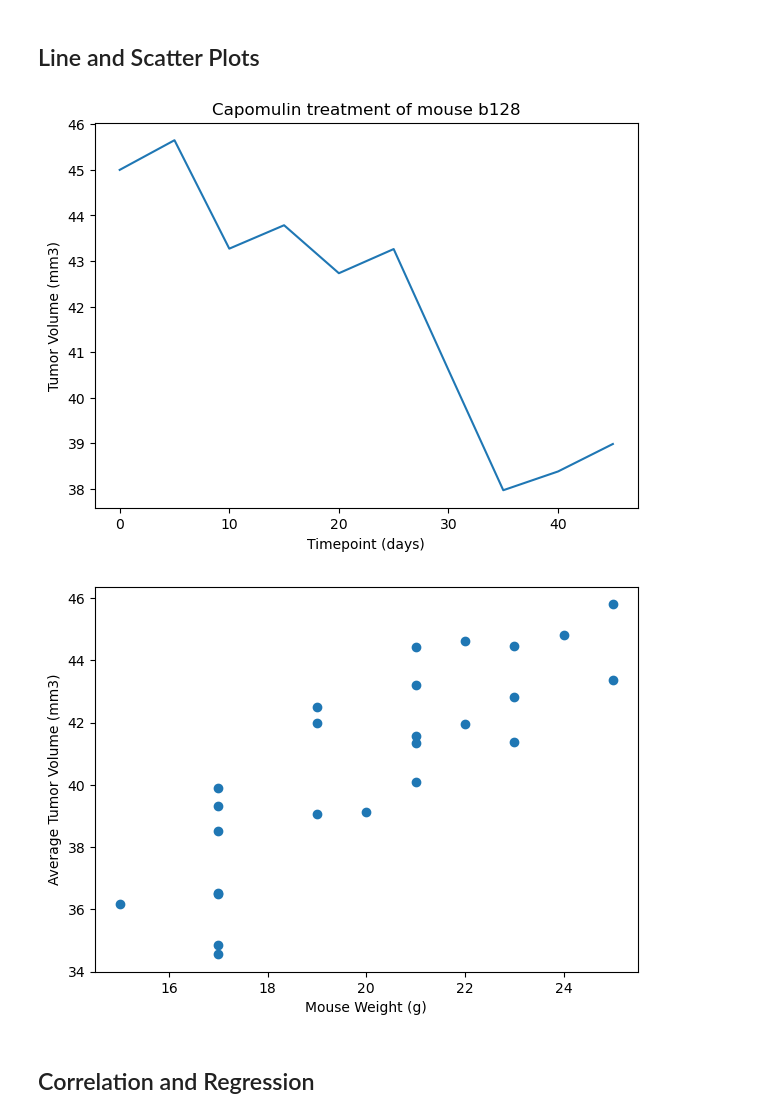
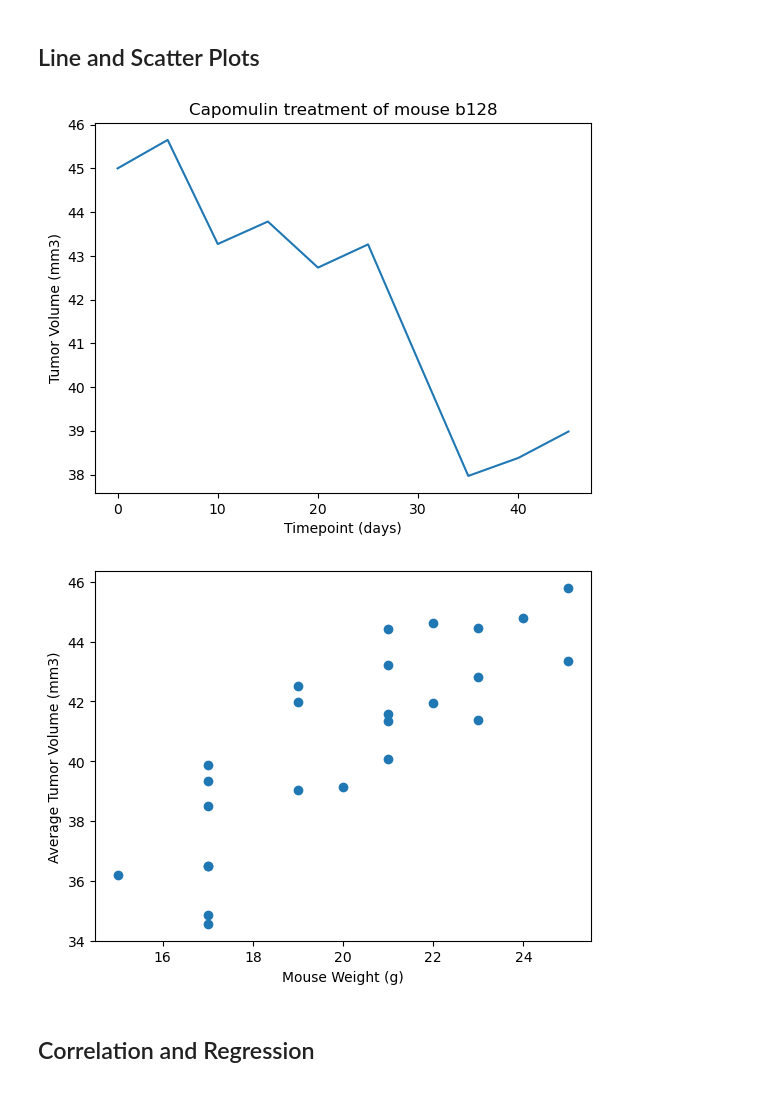
Before and after one commit to stephaniepatriciaans/Data-Visualization, a Jupyter notebook: Pymaceuticals/pymaceuticals_starters1.ipynb, the cells around one changed output. Saved outputs shown, nothing was run; the diff lists cells and outputs as text; code cells hidden in the pictures.

```diff
--- a/Pymaceuticals/pymaceuticals_starters1.ipynb
+++ b/Pymaceuticals/pymaceuticals_starters1.ipynb
@@ -265,30 +281,28 @@ plt.show()
 # %%
 # Generate a line plot of tumor volume vs. time point for a single mouse treated with Capomulin
 mouse_id = "b128"
 drug_regimen = "Capomulin"
-mouse_data = combined_data[(combined_data["Mouse ID"] == mouse_id) & (combined_data["Drug Regimen"] == drug_regimen)]
-plt.figure(figsize=(7, 5))
+mouse_data = clean_data[(clean_data["Mouse ID"] == mouse_id) & (clean_data["Drug Regimen"] == drug_regimen)]
 plt.plot(mouse_data["Timepoint"], mouse_data["Tumor Volume (mm3)"])
 plt.title(f"Capomulin treatment of mouse {mouse_id}")
 plt.xlabel("Timepoint (days)")
 plt.ylabel("Tumor Volume (mm3)")
 
 plt.show()
 # %% [output]
-[figure, old version]
+[figure, new version]
 # %%
 # Generate a scatter plot of mouse weight vs. the average observed tumor volume for the entire Capomulin regimen
-capomulin_data = combined_data[combined_data["Drug Regimen"] == "Capomulin"]
+capomulin_data = clean_data[clean_data["Drug Regimen"] == "Capomulin"]
 average_tumor_volume = capomulin_data.groupby("Mouse ID")["Tumor Volume (mm3)"].mean()
 mouse_weight = capomulin_data.groupby("Mouse ID")["Weight (g)"].first()
-plt.figure(figsize=(7, 5))
 plt.scatter(mouse_weight, average_tumor_volume)
 plt.xlabel("Mouse Weight (g)")
 plt.ylabel("Average Tumor Volume (mm3)")
 
 plt.show()
 # %% [output]
-[figure, old version]
+[figure, new version]
 # %% [markdown]
 ## Correlation and Regression
 # %%
```
Also changed, not shown: parts of 8 cells of this notebook.
